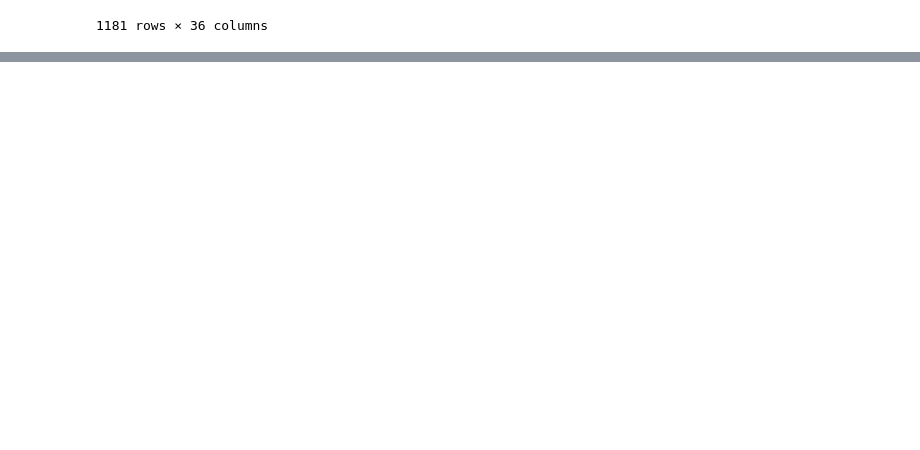
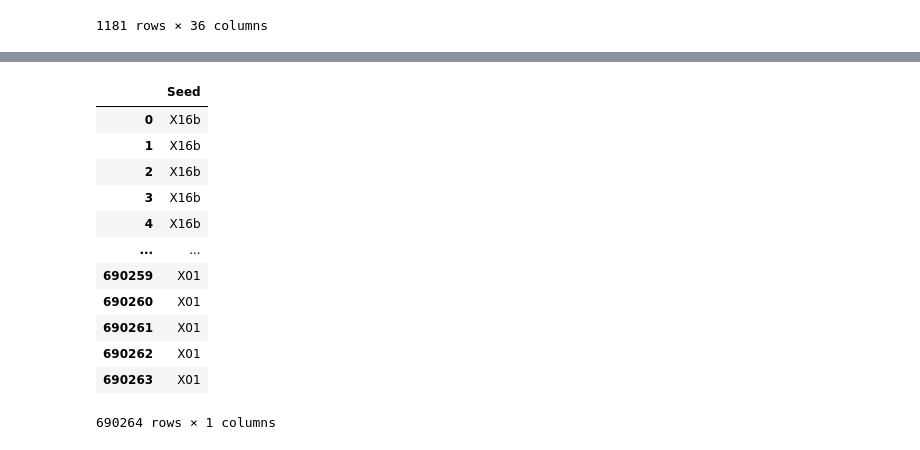
Before and after one commit to aruther11/march_madness_comp, a Jupyter notebook: exploration/eda_detailed.ipynb, the cells around one changed output, grey strips where cells are left out. Saved outputs shown, nothing was run; the diff lists cells and outputs as text; code cells hidden in the pictures; blank space fills up the shorter version.

```diff
--- a/exploration/eda_detailed.ipynb
+++ b/exploration/eda_detailed.ipynb
@@ -457,0 +403,6 @@ MNCAATourneyCompactResults_df
+# %%
+tourney_results_by_team_with_seeds_df = add_opp_team_seed_df[['Season_x', 'DayNum', 'TeamID_x', 'TeamName',
+       'Seed_x', 'Loc', 'Score', 'OppTeamID' ,'Seed_y', 'OppTeamName', 'OppScore', 'NumOT', 'FGM', 'FGA', 'FGM3',
+       'FGA3', 'FTM', 'FTA', 'OR', 'DR', 'Ast', 'TO', 'Stl', 'Blk', 'PF',
+       'OppFGM', 'OppFGA', 'OppFGM3', 'OppFGA3', 'OppFTM', 'OppFTA', 'OppOR',
+       'OppDR', 'OppAst', 'OppTO', 'OppStl', 'OppBlk', 'OppPF', 'Result']]
@@ -457,0 +430,16 @@ MNCAATourneyCompactResults_df
+# %%
+tourney_results_by_team_with_seeds_df.Seed
+# %% [output]
+|  | Seed |
+| 0 | X16b |
+| 1 | X16b |
+| 2 | X16b |
+| 3 | X16b |
+| 4 | X16b |
+| ... | ... |
+| 690259 | X01 |
+| 690260 | X01 |
+| 690261 | X01 |
+| 690262 | X01 |
+| 690263 | X01 |
+690264 rows × 1 columns
```
Also changed, not shown: parts of 19 cells of this notebook.
